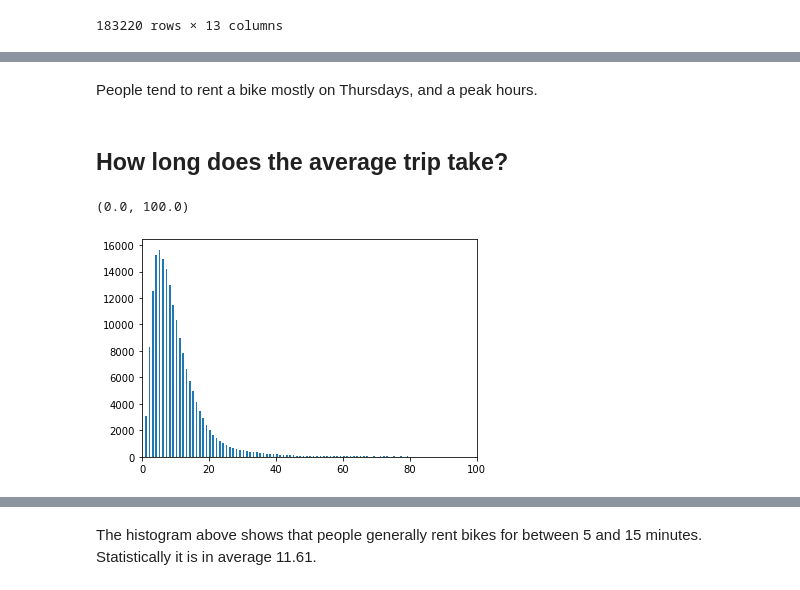
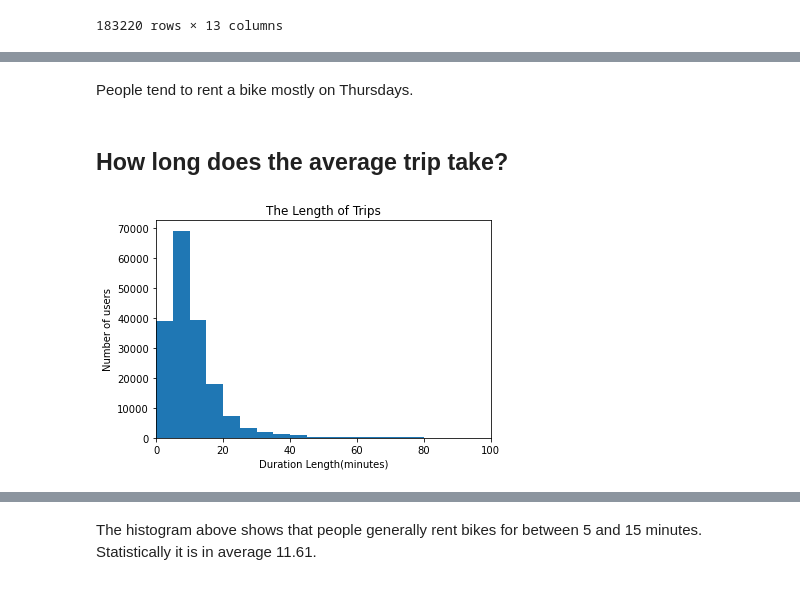
Before and after one commit to merveykaya/data_visualization_fordgobike, a Jupyter notebook: Part_II_slide_deck_template.ipynb, the cells around one changed output, grey strips where cells are left out. Saved outputs shown, nothing was run; the diff lists cells and outputs as text; code cells hidden in the pictures.

```diff
--- a/Part_II_slide_deck_template.ipynb
+++ b/Part_II_slide_deck_template.ipynb
@@ -84,13 +74,15 @@ time = df_ford.duration_hour.value_counts().sort_index().plot(kind = 'line').set
 # %% [markdown]
-People tend to rent a bike mostly on Thursdays, and a peak hours.
+People tend to rent a bike mostly on Thursdays.
 # %% [markdown]
 ## How long does the average trip take?
 # %%
-bins = np.arange(0, df_ford['duration_minutes'].max()+0.5, 0.5)
+bins = np.arange(0, 100, 5)
 plt.hist(data = df_ford, x= 'duration_minutes', bins = bins);
 plt.xlim(0,100)
+plt.title('The Length of Trips')
+plt.xlabel('Duration Length(minutes)')
+plt.ylabel('Number of users');
 # %% [output]
-(0.0, 100.0)
-[figure, old version]
+[figure, new version]
 # %%
 df_ford['duration_minutes'].mean()
```
Also changed, not shown: parts of 20 cells of this notebook, 3 other files.
